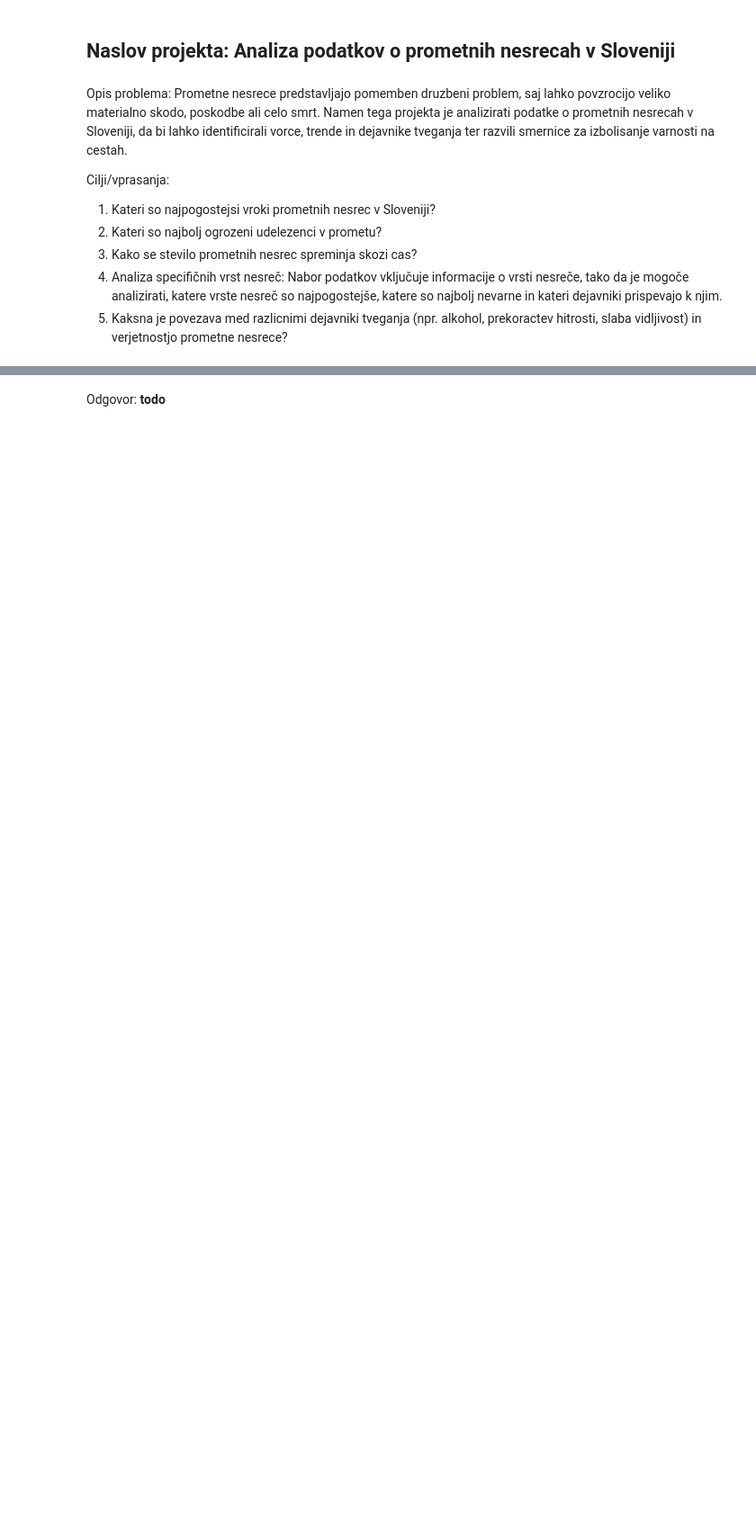
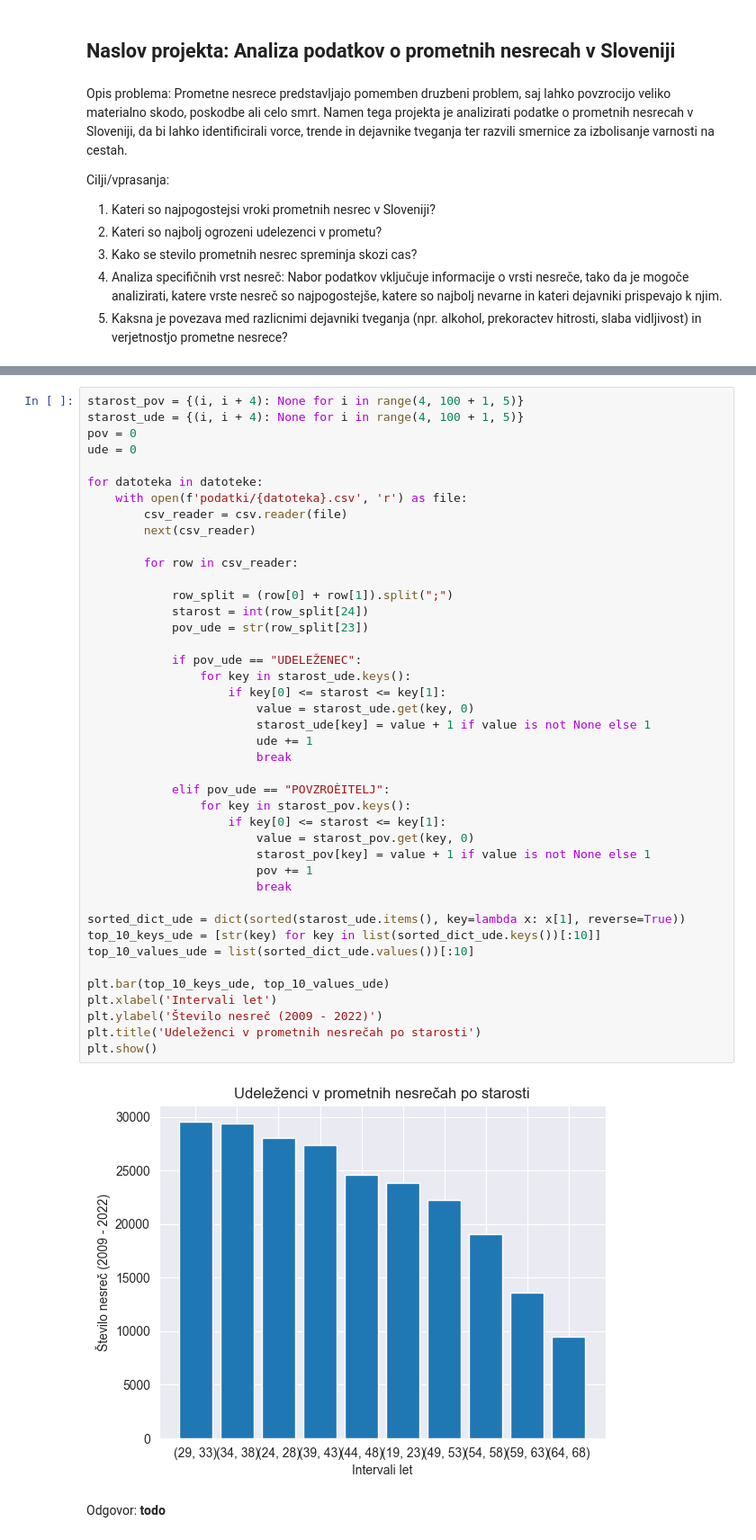
Before and after one commit to UrhPercic/PR22UMZ, a Jupyter notebook: report.ipynb, the cells around one changed output, grey strips where cells are left out. Shown: that part at 90% size. Saved outputs shown, nothing was run; the diff lists cells and outputs as text; blank space fills up the shorter version.

```diff
--- a/report.ipynb
+++ b/report.ipynb
@@ -21,2 +75,46 @@ Analiza podatkov je potekala po oblikovanih ciljih, kjer smo z ustreznimi vizual
+# %%
+starost_pov = {(i, i + 4): None for i in range(4, 100 + 1, 5)}
+starost_ude = {(i, i + 4): None for i in range(4, 100 + 1, 5)}
+pov = 0
+ude = 0
+
+for datoteka in datoteke:
+    with open(f'podatki/{datoteka}.csv', 'r') as file:
+        csv_reader = csv.reader(file)
+        next(csv_reader)
+
+        for row in csv_reader:
+
+            row_split = (row[0] + row[1]).split(";")
+            starost = int(row_split[24])
+            pov_ude = str(row_split[23])
+
+            if pov_ude == "UDELEŽENEC":
+                for key in starost_ude.keys():
+                    if key[0] <= starost <= key[1]:
+                        value = starost_ude.get(key, 0)
+                        starost_ude[key] = value + 1 if value is not None else 1
+                        ude += 1
+                        break
+
+            elif pov_ude == "POVZROÈITELJ":
+                for key in starost_pov.keys():
+                    if key[0] <= starost <= key[1]:
+                        value = starost_pov.get(key, 0)
+                        starost_pov[key] = value + 1 if value is not None else 1
+                        pov += 1
+                        break
+
+sorted_dict_ude = dict(sorted(starost_ude.items(), key=lambda x: x[1], reverse=True))
+top_10_keys_ude = [str(key) for key in list(sorted_dict_ude.keys())[:10]]
+top_10_values_ude = list(sorted_dict_ude.values())[:10]
+
+plt.bar(top_10_keys_ude, top_10_values_ude)
+plt.xlabel('Intervali let')
+plt.ylabel('Število nesreč (2009 - 2022)')
+plt.title('Udeleženci v prometnih nesrečah po starosti')
+plt.show()
+# %% [output]
+[figure, added]
 # %% [markdown]
 Odgovor: **todo**
```
Also changed, not shown: parts of 16 cells of this notebook.
